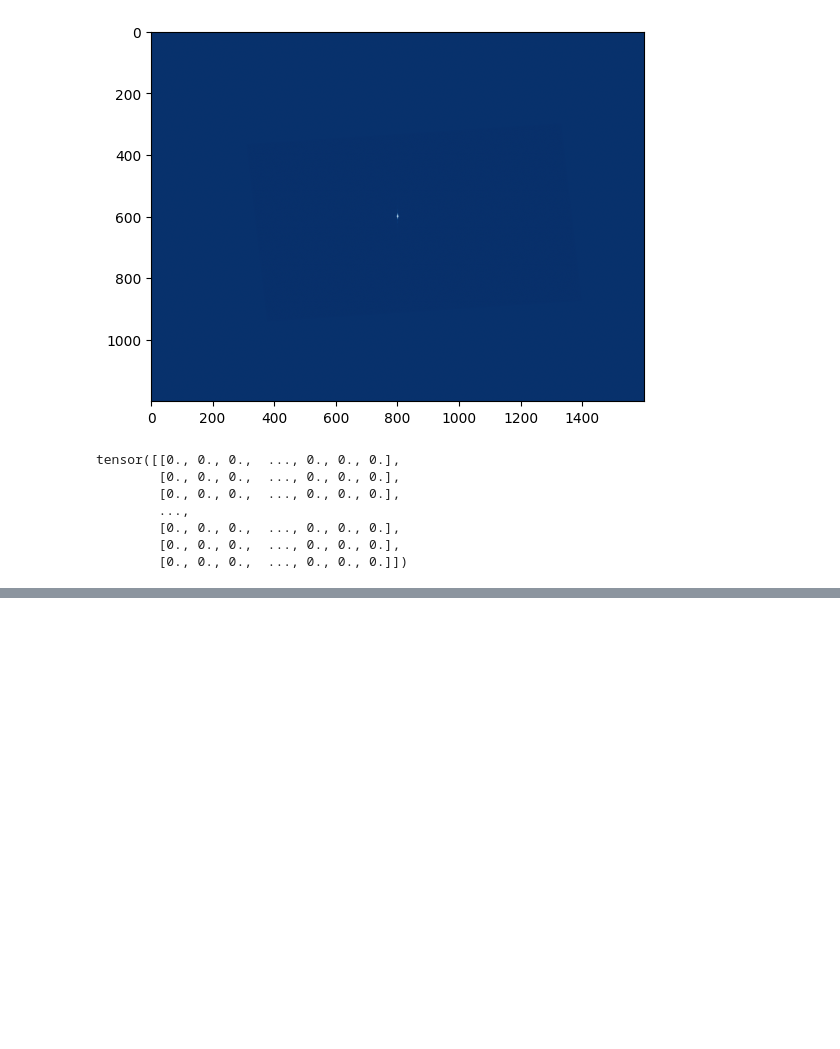
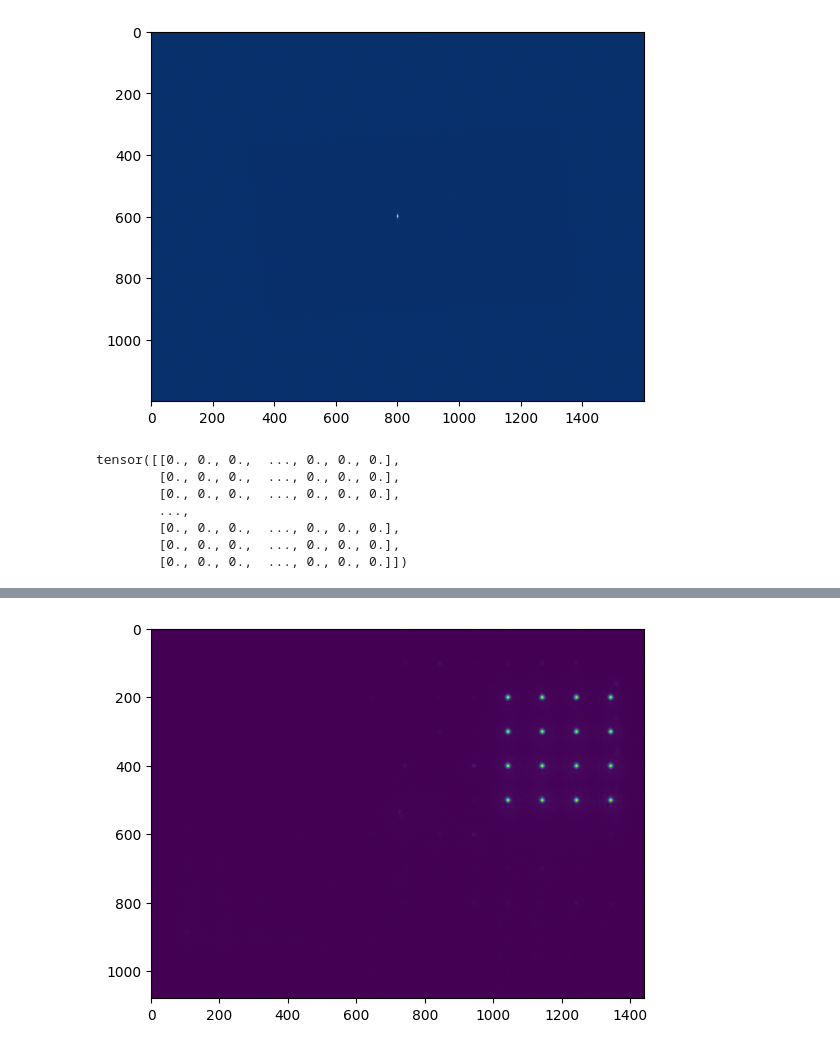
Before and after one commit to MattBae/Holography, a Jupyter notebook: notebooks/gradient.ipynb, the cells around one changed output, grey strips where cells are left out. Saved outputs shown, nothing was run; the diff lists cells and outputs as text; code cells hidden in the pictures; blank space fills up the shorter version.

```diff
--- a/notebooks/gradient.ipynb
+++ b/notebooks/gradient.ipynb
@@ -441,4 +465,4 @@ def wgs_algo_spots_i(fs,iters, spot_vectors):
     #     phis.append(phi_nf.detach().cpu().numpy())
     return A_ff,phi_nf,phis
 # %%
- A_ff,phi_nf,phis = wgs_algo_spots_i(fs = fs, spot_vectors=spot_locations,iters = 30)
+# A_ff,phi_nf,phis = wgs_algo_spots_i(fs = fs, spot_vectors=bb_locations,iters = 30)
@@ -462,0 +520,28 @@ variation is 0.4364820575820138
+# %%
+from slmsuite.holography.toolbox.phase import zernike
+def get_phi_nf(fs,spot_vectors,phi_ff,spot_weights):
+    thetas = []
+    F_nf = torch.zeros(phi_ff.shape)
+    for i in range(spot_vectors.shape[0]):
+        spot_vector = spot_vectors[i]
+        spot_amp = spot_weights[i][0]
+        spot_x = spot_weights[i][1]
+        spot_y = spot_weights[i][2]
+        shift_x = spot_weights[i][3]
+        shift_y = spot_weights[i][4]
+        zernikex = torch.tensor(zernike(fs.slm, 2))
+        zernikey = torch.tensor(zernike(fs.slm, 1))
+        yc, xc = toolbox.convert_vector(fs.ijcam_to_kxyslm(spot_vector),from_units='kxy',to_units='knm',hardware = fs)
+        theta = phi_ff[int(xc),int(yc)]
+        x,y = torch.meshgrid(torch.arange(phi_ff.shape[0]), torch.arange(phi_ff.shape[1]), indexing='ij')
+        F_nf = F_nf + spot_amp*(torch.exp((-(np.sign(spot_y))*(spot_y**2)*((x-phi_ff.shape[0]/2)**2)-(np.sign(spot_x))*(spot_x**2)*((y-phi_ff.shape[1]/2)**2) )/1))*torch.exp(1j*(zernikex*shift_x + zernikey*shift_y))*(torch.exp((2j*np.pi*((int(xc[0]-phi_ff.shape[0]/2)*(x - phi_ff.shape[0]/2)/phi_ff.shape[0]) + (int(yc[0]-phi_ff.shape[1]/2)*(y - phi_ff.shape[1]/2)/phi_ff.shape[1])))+ 1j*theta))
+    return torch.angle(F_nf/np.sqrt(phi_ff.shape[0]*phi_ff.shape[1]))
+# phi_nf_new = get_phi_nf(fs,spot_locations.T,torch.angle(F_ff),spot_weights)
+# %%
+spot_weights = spot_weights_copy.copy()
+phis = []
+for iter in range(100):
+    # print(spot_weights.T[1])
+    phi_nf_new = get_phi_nf(fs,spot_locations.T,torch.angle(F_ff),spot_weights)
+    spot_weights = update_weights(fs,phi_nf_new.numpy(),spot_locations.T,spot_weights,only_amp = False)
+    phis.append(phi_nf_new)
@@ -462,0 +566,4 @@ variation is 0.4364820575820138
+# %%
+img  = plot_cam(fs,phase = phis[46])
+# %% [output]
+[figure, added]
```
Also changed, not shown: parts of 36 cells of this notebook, 5 other files.
